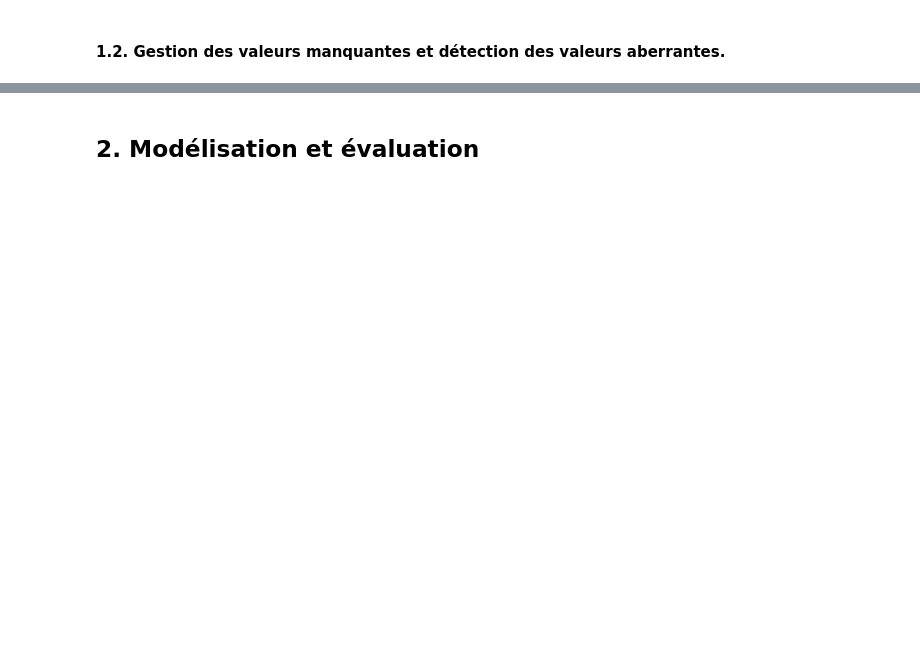
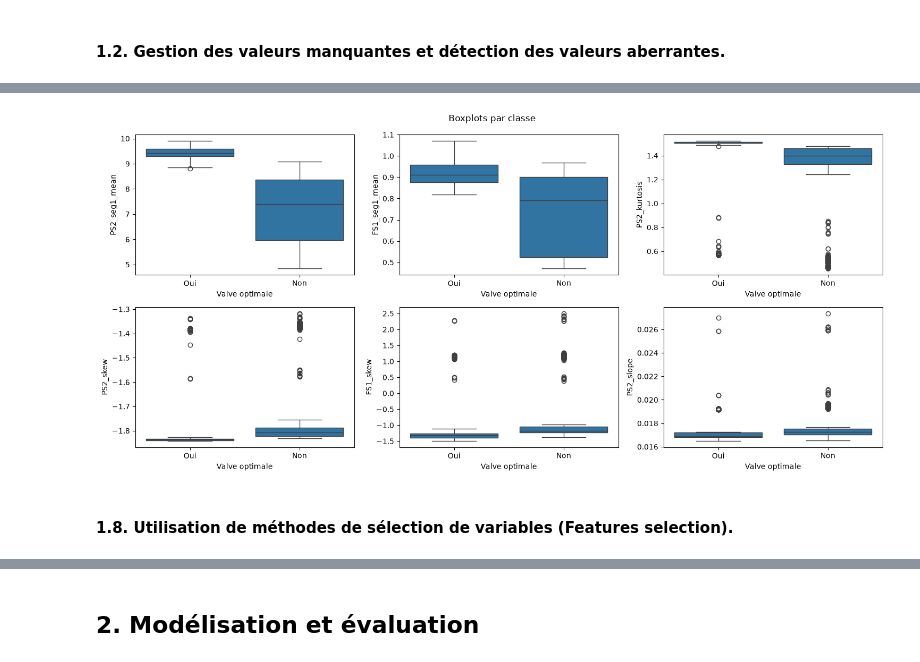
Before and after one commit to tsoullia/optivalve, a Jupyter notebook: fichier.ipynb, the cells around one changed output, grey strips where cells are left out. Saved outputs shown, nothing was run; the diff lists cells and outputs as text; code cells hidden in the pictures; blank space fills up the shorter version.

```diff
--- a/fichier.ipynb
+++ b/fichier.ipynb
@@ -76,0 +340,12 @@ plt.show()
+# %%
+# 1.7 (suite) Boxplots des 6 variables les plus corrélées à la cible
+fig, axes = plt.subplots(2, 3, figsize=(15, 7))
+for ax, col in zip(axes.ravel(), top6):
+    sns.boxplot(data=donnees, x='Valve optimale', y=col, ax=ax)
+fig.suptitle('Boxplots par classe')
+plt.tight_layout()
+plt.show()
+# %% [output]
+[figure, added]
+# %% [markdown]
+#### 1.8. Utilisation de méthodes de sélection de variables (Features selection).
```
Also changed, not shown: parts of 22 cells of this notebook.
